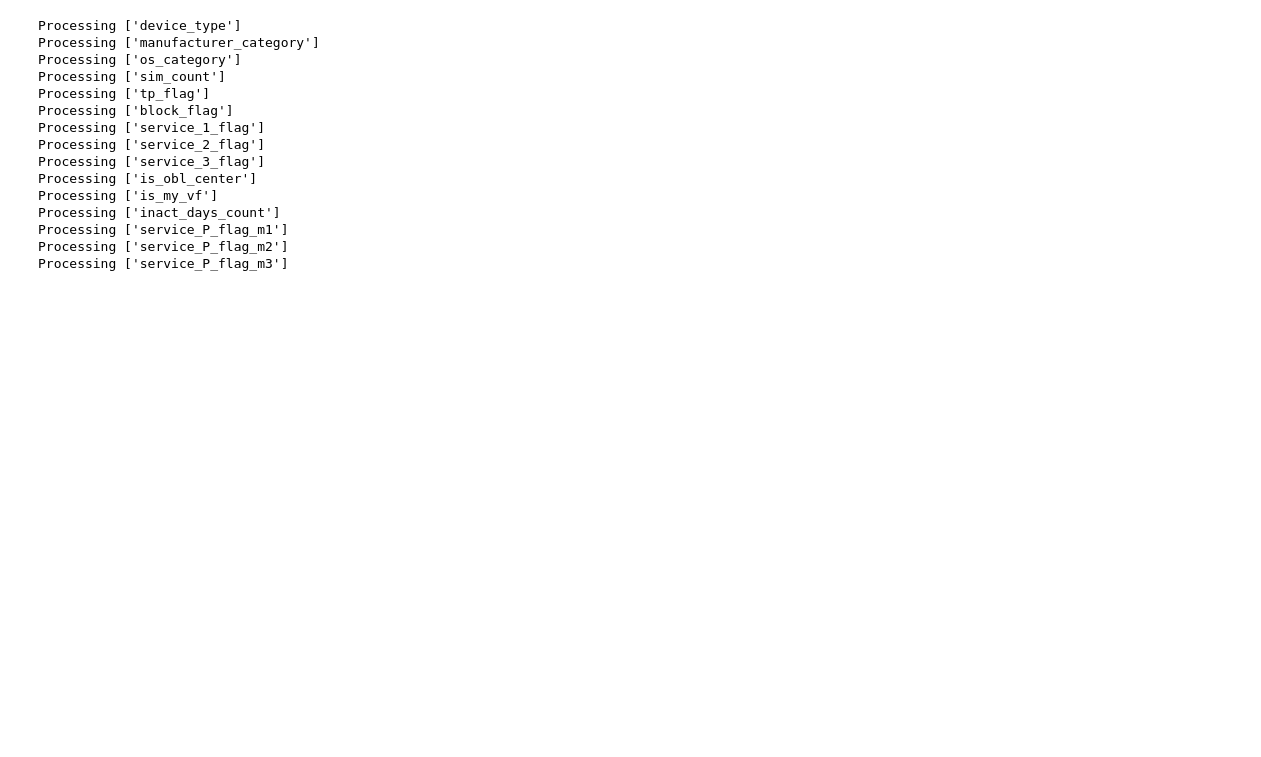
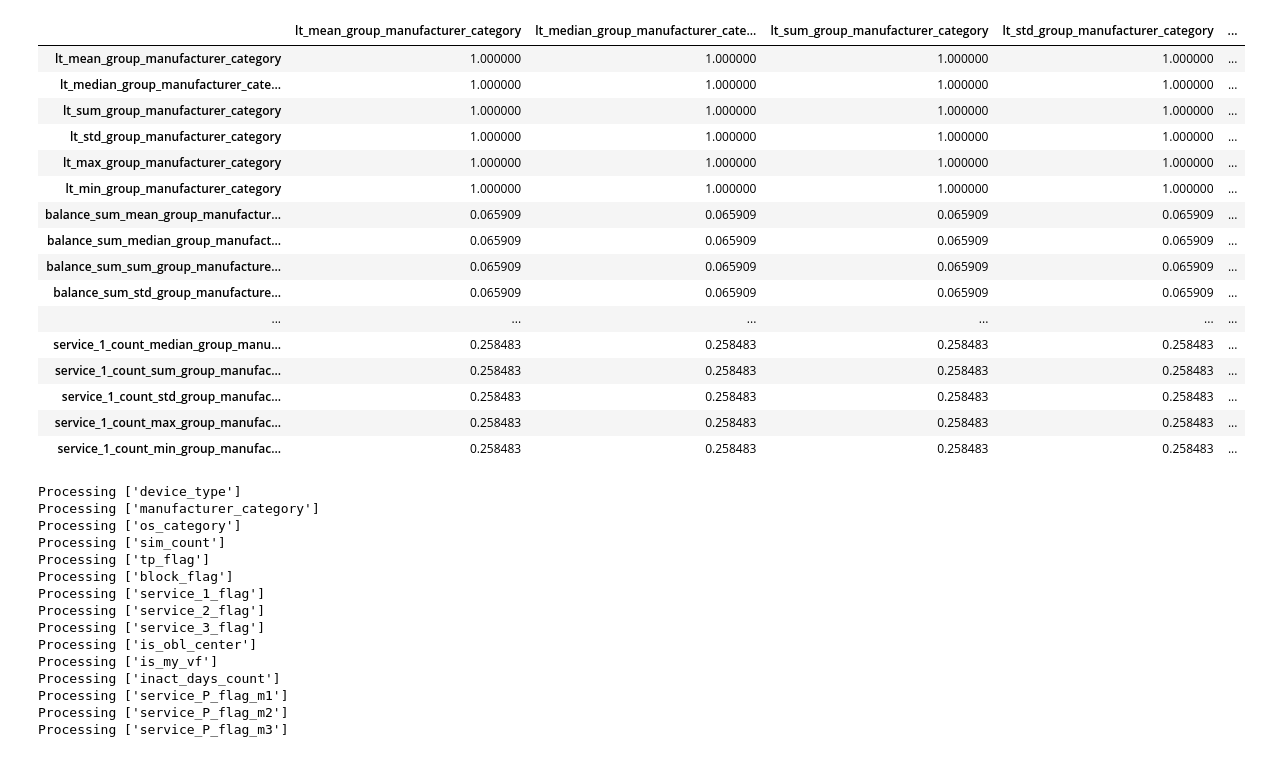
Before and after one commit to AChepurnoi/kaggle-vodafone-music, a Jupyter notebook: EDA.ipynb, the cells around one changed output. Saved outputs shown, nothing was run; the diff lists cells and outputs as text; code cells hidden in the pictures; blank space fills up the shorter version.

```diff
--- a/EDA.ipynb
+++ b/EDA.ipynb
@@ -116,6 +116,8 @@ test = prepare_types(test, all_features)
 train = train[list({'target': 'c', **all_features}.keys())]
 # %%
 test = test[list(all_features.keys())]
+# %%
+data = pd.read_pickle('data/v2/train.pkl')
 # %%
 train_test = pd.concat([train, test], sort=False)\
 #                 .replace([np.inf], 0)
@@ -138,3 +140,20 @@ def receipt_diff_process(data, receipt):
             df[col_name] = col
     return pd.DataFrame(df)
+# %%
+def aggregates_features(data, receipt):
+    target_group, rec = receipt
+    b = data[[*target_group, *list(rec.keys())]]
+    a = b.groupby(target_group).agg(rec)
+    a.columns = ["_".join(x) for x in a.columns.ravel()]
+    merged = b.merge(a, left_on=target_group, right_index=True, how='left')
+    df = {}
+    target_group_name = "_".join(target_group)
+    for k in rec.keys():
+        target_cat = k
+        names = (["{}_{}".format(k, x) for x in rec[k]])
+        for name in names:
+            col = merged[target_cat]
+            col_name = "{}_group_{}".format(name, target_group_name)
+            df[col_name] = col
+    return pd.DataFrame(df)
 # %%
@@ -153,6 +172,26 @@ cats = {x: y for x, y in all_features.items() if x != 'id' and y is 'c'}
 nums = {x: ['mean', 'median'] for x, y in all_features.items() if x != 'id' and y is 'n'}
 # %%
 receipts = [([x], nums) for x in cats.keys()]
+# %%
+aggregates_features(data, receipts[0]).corr()
+# %% [output]
+|  | lt_mean_group_manufacturer_category | lt_median_group_manufacturer_cate... | lt_sum_group_manufacturer_category | lt_std_group_manufacturer_category | ... |
+| lt_mean_group_manufacturer_category | 1.000000 | 1.000000 | 1.000000 | 1.000000 | ... |
+| lt_median_group_manufacturer_cate... | 1.000000 | 1.000000 | 1.000000 | 1.000000 | ... |
+| lt_sum_group_manufacturer_category | 1.000000 | 1.000000 | 1.000000 | 1.000000 | ... |
+| lt_std_group_manufacturer_category | 1.000000 | 1.000000 | 1.000000 | 1.000000 | ... |
+| lt_max_group_manufacturer_category | 1.000000 | 1.000000 | 1.000000 | 1.000000 | ... |
+| lt_min_group_manufacturer_category | 1.000000 | 1.000000 | 1.000000 | 1.000000 | ... |
+| balance_sum_mean_group_manufactur... | 0.065909 | 0.065909 | 0.065909 | 0.065909 | ... |
+| balance_sum_median_group_manufact... | 0.065909 | 0.065909 | 0.065909 | 0.065909 | ... |
+| balance_sum_sum_group_manufacture... | 0.065909 | 0.065909 | 0.065909 | 0.065909 | ... |
+| balance_sum_std_group_manufacture... | 0.065909 | 0.065909 | 0.065909 | 0.065909 | ... |
+| ... | ... | ... | ... | ... | ... |
+| service_1_count_median_group_manu... | 0.258483 | 0.258483 | 0.258483 | 0.258483 | ... |
+| service_1_count_sum_group_manufac... | 0.258483 | 0.258483 | 0.258483 | 0.258483 | ... |
+| service_1_count_std_group_manufac... | 0.258483 | 0.258483 | 0.258483 | 0.258483 | ... |
+| service_1_count_max_group_manufac... | 0.258483 | 0.258483 | 0.258483 | 0.258483 | ... |
+| service_1_count_min_group_manufac... | 0.258483 | 0.258483 | 0.258483 | 0.258483 | ... |
 # %%
 features = []
 for receipt in receipts:
```
Also changed, not shown: parts of 2 cells of this notebook, 13 other files.
